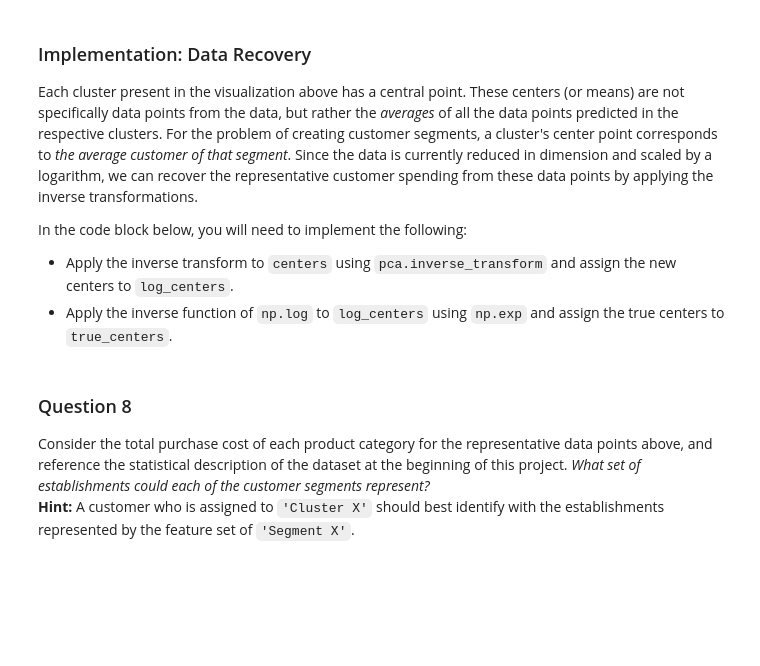
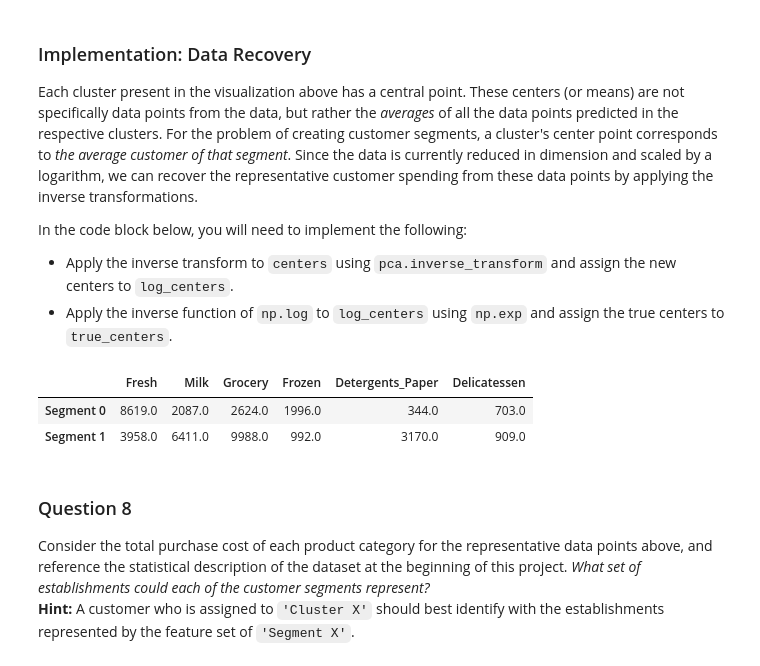
Before and after one commit to vdabravolski/machine-learning, a Jupyter notebook: projects/customer_segments/customer_segments.ipynb, the cells around one changed output. Drawn from its saved outputs; the diff is of its cells as text; code cells hidden in the pictures; blank space fills up the shorter version.

```diff
--- a/projects/customer_segments/customer_segments.ipynb
+++ b/projects/customer_segments/customer_segments.ipynb
@@ -536,17 +522,22 @@ In the code block below, you will need to implement the following:
  - Apply the inverse transform to `centers` using `pca.inverse_transform` and assign the new centers to `log_centers`.
  - Apply the inverse function of `np.log` to `log_centers` using `np.exp` and assign the true centers to `true_centers`.
 # %%
-# TODO: Inverse transform the centers
-log_centers = None
+# Inverse transform the centers
+log_centers = pca.inverse_transform(max_centers)
 
-# TODO: Exponentiate the centers
-true_centers = None
+# Exponentiate the centers
+true_centers = np.exp(log_centers)
+
 
 # Display the true centers
-segments = ['Segment {}'.format(i) for i in range(0,len(centers))]
+segments = ['Segment {}'.format(i) for i in range(0,len(max_centers))]
 true_centers = pd.DataFrame(np.round(true_centers), columns = data.keys())
 true_centers.index = segments
 display(true_centers)
+# %% [output]
+|  | Fresh | Milk | Grocery | Frozen | Detergents_Paper | Delicatessen |
+| Segment 0 | 8619.0 | 2087.0 | 2624.0 | 1996.0 | 344.0 | 703.0 |
+| Segment 1 | 3958.0 | 6411.0 | 9988.0 | 992.0 | 3170.0 | 909.0 |
 # %% [markdown]
 ### Question 8
 Consider the total purchase cost of each product category for the representative data points above, and reference the statistical description of the dataset at the beginning of this project. *What set of establishments could each of the customer segments represent?*
```
Also changed, not shown: parts of 22 cells of this notebook.
